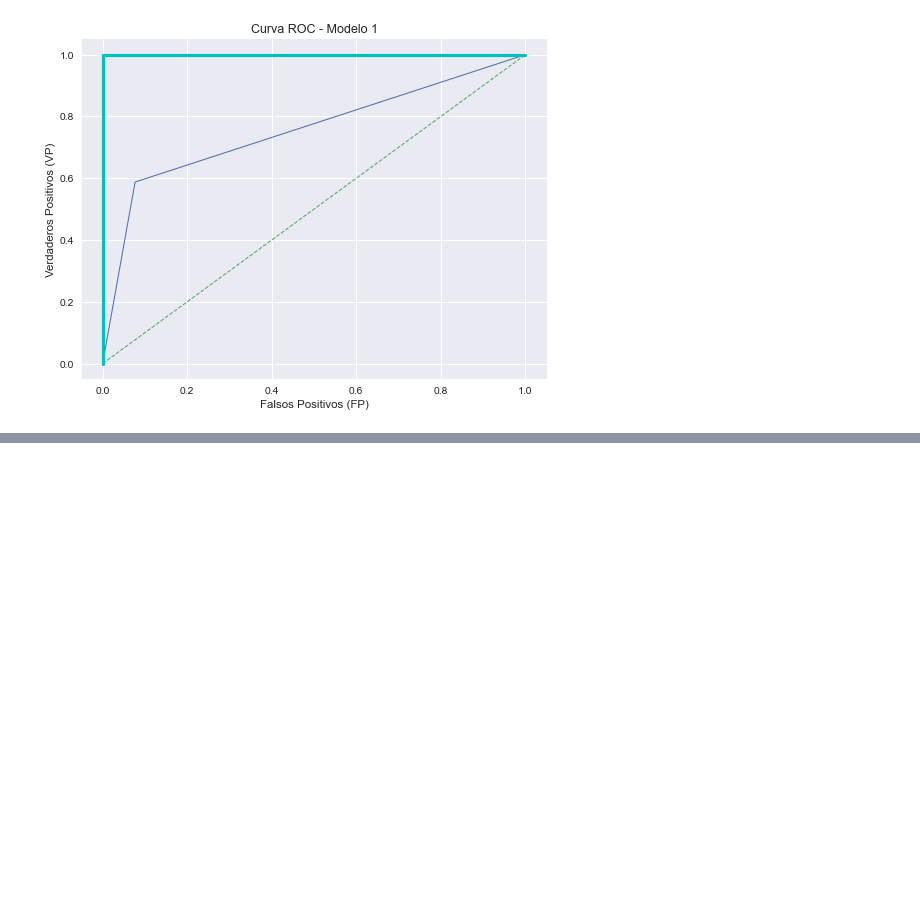
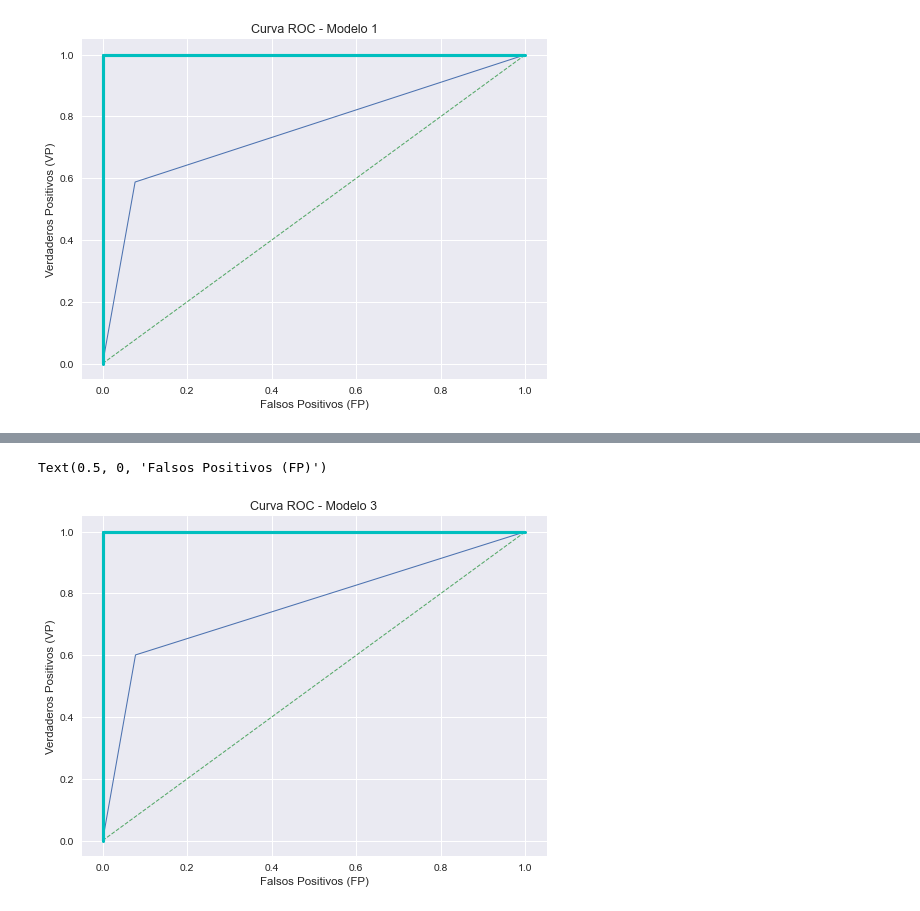
Before and after one commit to antosource/CursoDataScience, a Jupyter notebook: FundamentosDataScience/PruebaSalida/Hito4/Determinantes_del_ingreso.ipynb, the cells around one changed output, grey strips where cells are left out. Saved outputs shown, nothing was run; the diff lists cells and outputs as text; code cells hidden in the pictures; blank space fills up the shorter version.

```diff
--- a/FundamentosDataScience/PruebaSalida/Hito4/Determinantes_del_ingreso.ipynb
+++ b/FundamentosDataScience/PruebaSalida/Hito4/Determinantes_del_ingreso.ipynb
@@ -78,0 +161,9 @@ Text(0.5, 0, 'Falsos Positivos (FP)')
+# %%
+# Se copia el dataframe y se analizan las interacciones
+df3 = df.copy()
+df3['age_2'] = df['age'] ** 2
+df3['inter_hours_self_employed'] = df['hours_per_week'] * df['workclass_recod_self_employed']
+
+# Utilización predict() para predicción 3
+modelo_3, y_test3, y_hat3 = fun.predict_(df3, var_obj='income')
+print(classification_report(y_test3, y_hat3))
@@ -78,0 +179,13 @@ Text(0.5, 0, 'Falsos Positivos (FP)')
+# %%
+# Generación de curva roc
+false_positive, true_positive, threshold = roc_curve(y_test3, y_hat3)
+
+plt.title('Curva ROC - Modelo 3')
+plt.plot(false_positive, true_positive, lw=1)
+plt.plot([0, 1], ls="--", lw=1)
+plt.plot([0, 0], [1, 0] , c='c', lw=3), plt.plot([1, 1], c='c', lw=3)
+plt.ylabel('Verdaderos Positivos (VP)')
+plt.xlabel('Falsos Positivos (FP)')
+# %% [output]
+Text(0.5, 0, 'Falsos Positivos (FP)')
+[figure, added]
```
Also changed, not shown: parts of 12 cells of this notebook.
